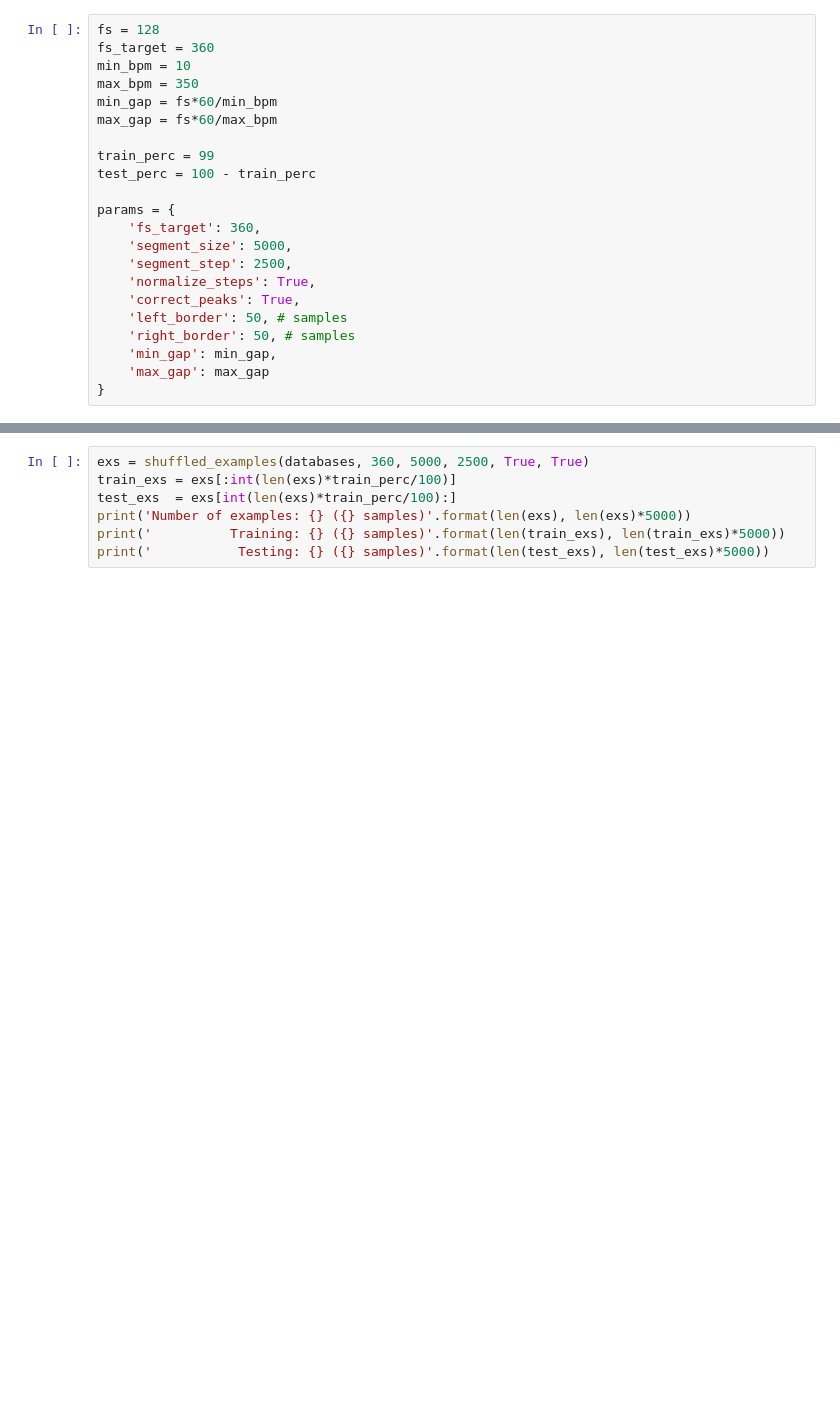
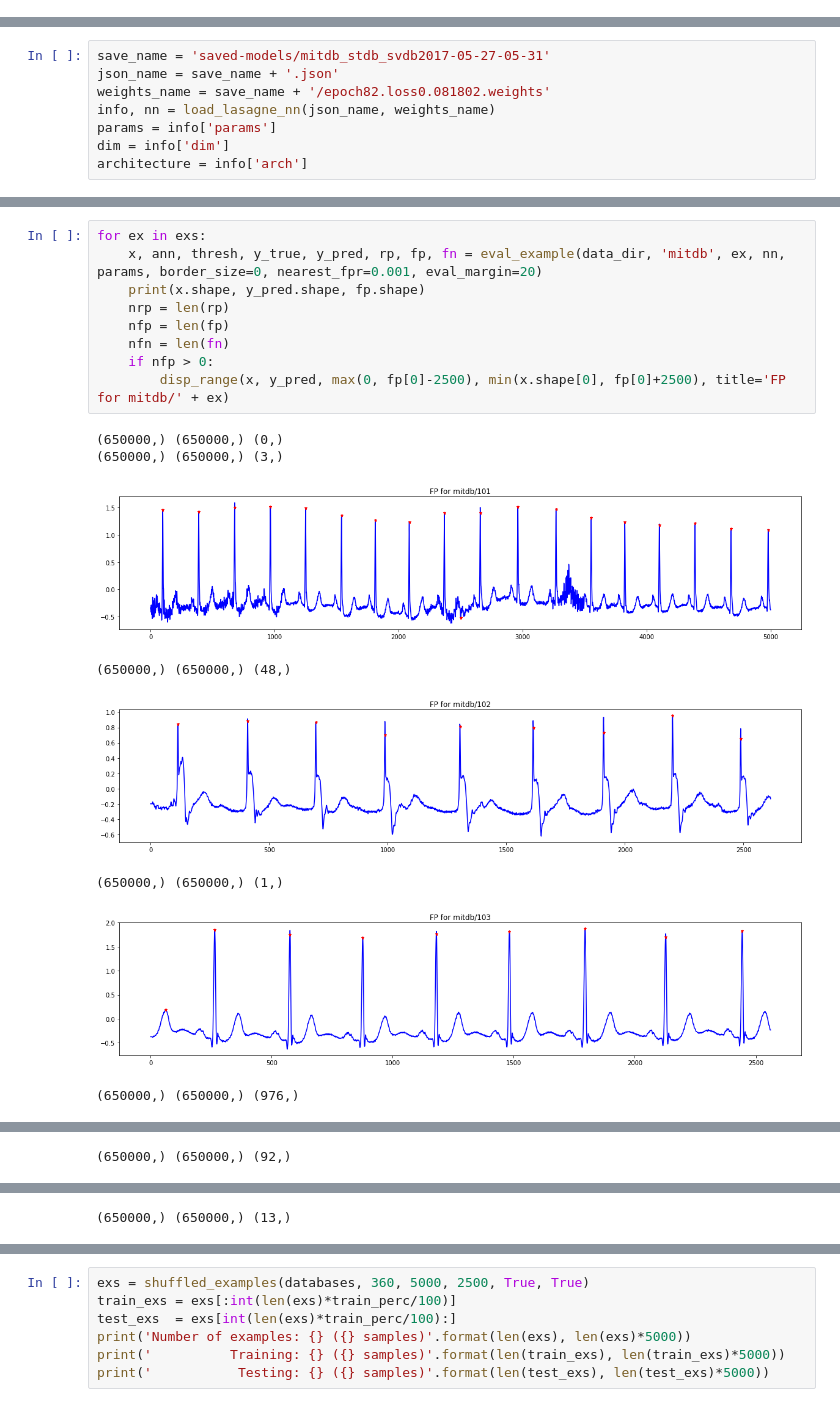
Before and after one commit to Dubrzr/mimic, a Jupyter notebook: DNN Rpeak Lasagne Evaluator.ipynb, the cells around one changed output, grey strips where cells are left out. Drawn from its saved outputs; the diff is of its cells as text; blank space fills up the shorter version.

```diff
--- a/DNN Rpeak Lasagne Evaluator.ipynb
+++ b/DNN Rpeak Lasagne Evaluator.ipynb
@@ -13,25 +11,3 @@ from matplotlib import pyplot as plt
 import matplotlib as mpl
 # %% [output]
 Using gpu device 0: GeForce GTX 1050 Ti (CNMeM is enabled with initial size: 95.0% of memory, cuDNN 5110)
-# %%
-fs = 128
-fs_target = 360
-min_bpm = 10
-max_bpm = 350
-min_gap = fs*60/min_bpm
-max_gap = fs*60/max_bpm
-
-train_perc = 99
-test_perc = 100 - train_perc
-
-params = {
-    'fs_target': 360,
-    'segment_size': 5000,
-    'segment_step': 2500,
-    'normalize_steps': True,
-    'correct_peaks': True,
-    'left_border': 50, # samples
-    'right_border': 50, # samples
-    'min_gap': min_gap,
-    'max_gap': max_gap
-}
@@ -97,0 +14,8 @@ Model shape:
+# %%
+save_name = 'saved-models/mitdb_stdb_svdb2017-05-27-05-31'
+json_name = save_name + '.json'
+weights_name = save_name + '/epoch82.loss0.081802.weights'
+info, nn = load_lasagne_nn(json_name, weights_name)
+params = info['params']
+dim = info['dim']
+architecture = info['arch']
@@ -97,0 +171,18 @@ Model shape:
+# %%
+for ex in exs:
+    x, ann, thresh, y_true, y_pred, rp, fp, fn = eval_example(data_dir, 'mitdb', ex, nn, params, border_size=0, nearest_fpr=0.001, eval_margin=20)
+    print(x.shape, y_pred.shape, fp.shape)
+    nrp = len(rp)
+    nfp = len(fp)
+    nfn = len(fn)
+    if nfp > 0:
+        disp_range(x, y_pred, max(0, fp[0]-2500), min(x.shape[0], fp[0]+2500), title='FP for mitdb/' + ex)
+# %% [output]
+(650000,) (650000,) (0,)
+(650000,) (650000,) (3,)
+[figure, added]
+(650000,) (650000,) (48,)
+[figure, added]
+(650000,) (650000,) (1,)
+[figure, added]
+(650000,) (650000,) (976,)
@@ -97,0 +190 @@ Model shape:
+(650000,) (650000,) (92,)
@@ -97,0 +192 @@ Model shape:
+(650000,) (650000,) (13,)
```
Also changed, not shown: parts of 11 cells of this notebook, 15 other files.
